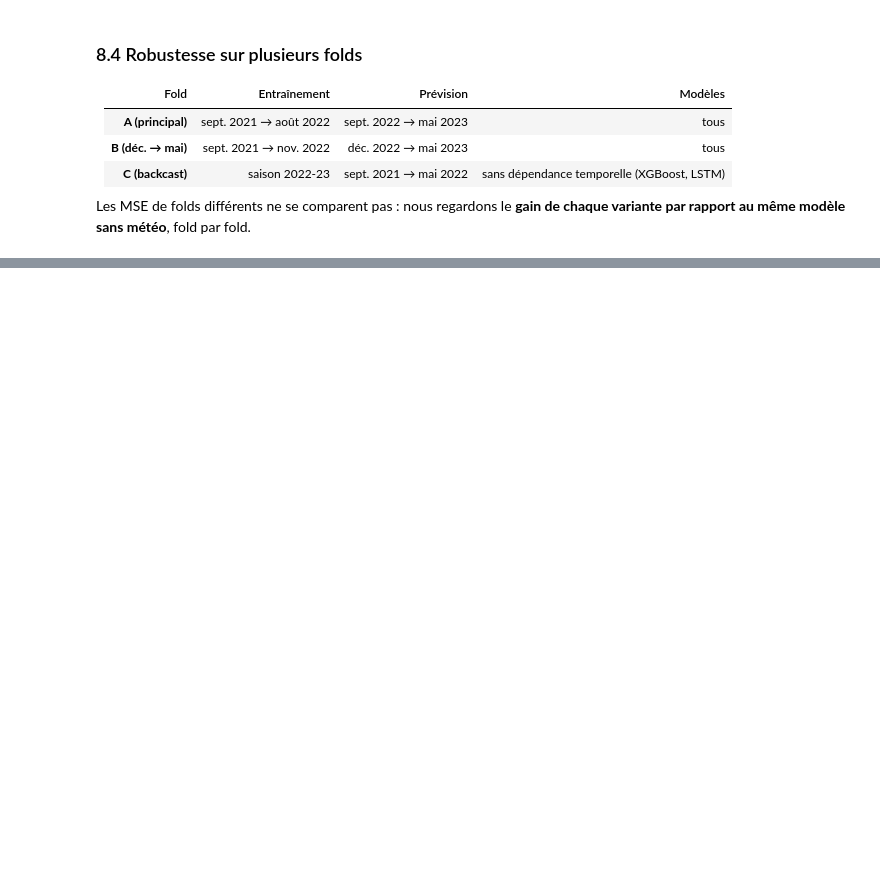
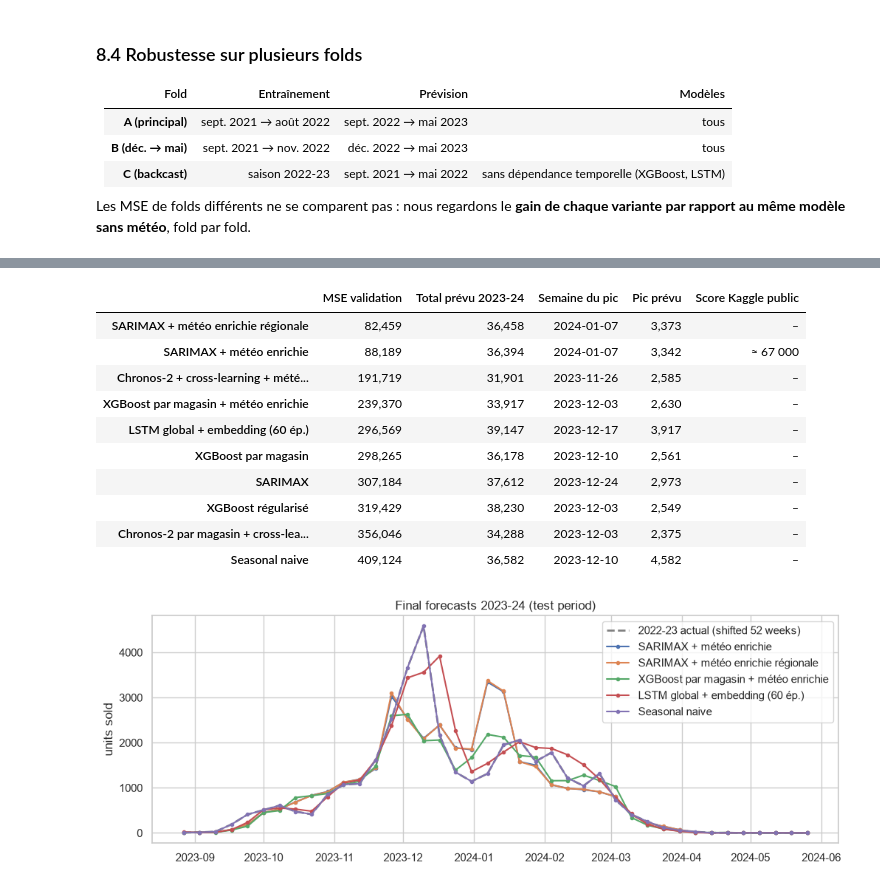
Before and after one commit to deboramendes27/decathlon-forecast, a Jupyter notebook: notebooks/02_modeles.ipynb, the cells around one changed output, grey strips where cells are left out. Cells and saved outputs as stored; diff of their text form; code cells hidden in the pictures; blank space fills up the shorter version.

```diff
--- a/notebooks/02_modeles.ipynb
+++ b/notebooks/02_modeles.ipynb
@@ -1047,0 +1109,41 @@ Fichier écrit : ..\submissions\lstm_global_embedding.csv (40 lignes, total pré
+# %%
+FINAL_MODELS = {
+    'Seasonal naive': seasonal_naive,
+    'SARIMAX': sarimax_forecast,
+    'XGBoost régularisé': xgb_reg_forecast,
+    'XGBoost par magasin': store_forecast,
+    'LSTM global + embedding (60 ép.)': store_lstm_short_forecast,
+    'Chronos-2 par magasin + cross-learning': chronos_cross_forecast,
+    'SARIMAX + météo enrichie': sarimax_rich_forecast,
+    'SARIMAX + météo enrichie régionale': sarimax_rich_reg_forecast,
+    'XGBoost par magasin + météo enrichie': store_rich_forecast,
+    'Chronos-2 + cross-learning + météo enrichie + vacances A/B': chronos_rich_ab_forecast,
+}
+KAGGLE_PUBLIC = {'SARIMAX + météo enrichie': '≈ 67 000'}   # score public communiqué par Kaggle après soumission
+
+test_preds = {name: fn(hist, future.drop(columns='sales')).clip(lower=0) for name, fn in FINAL_MODELS.items()}
+final = pd.DataFrame({name: {'MSE validation': results[name]['MSE'], 'Total prévu 2023-24': pred.sum(),
+                             'Semaine du pic': pred.idxmax().date(), 'Pic prévu': pred.max(),
+                             'Score Kaggle public': KAGGLE_PUBLIC.get(name, '–')}
+                      for name, pred in test_preds.items()}).T.sort_values('MSE validation')
+display(final.style.format({'MSE validation': '{:,.0f}', 'Total prévu 2023-24': '{:,.0f}', 'Pic prévu': '{:,.0f}'}))
+
+fig, ax = plt.subplots()
+last_season = hist.sales.loc['2022-08-28':'2023-05-28']
+ax.plot(last_season.index + pd.Timedelta(weeks=52), last_season.values, color='grey', lw=2, ls='--', label='2022-23 actual (shifted 52 weeks)')
+for name in ['SARIMAX + météo enrichie', 'SARIMAX + météo enrichie régionale', 'XGBoost par magasin + météo enrichie', 'LSTM global + embedding (60 ép.)', 'Seasonal naive']:
+    ax.plot(test_preds[name].index, test_preds[name], marker='.', label=name)
+ax.set_title('Final forecasts 2023-24 (test period)'); ax.set_ylabel('units sold'); ax.legend(); plt.show()
+# %% [output]
+|  | MSE validation | Total prévu 2023-24 | Semaine du pic | Pic prévu | Score Kaggle public |
+| SARIMAX + météo enrichie régionale | 82,459 | 36,458 | 2024-01-07 | 3,373 | – |
+| SARIMAX + météo enrichie | 88,189 | 36,394 | 2024-01-07 | 3,342 | ≈ 67 000 |
+| Chronos-2 + cross-learning + mété... | 191,719 | 31,901 | 2023-11-26 | 2,585 | – |
+| XGBoost par magasin + météo enrichie | 239,370 | 33,917 | 2023-12-03 | 2,630 | – |
+| LSTM global + embedding (60 ép.) | 296,569 | 39,147 | 2023-12-17 | 3,917 | – |
+| XGBoost par magasin | 298,265 | 36,178 | 2023-12-10 | 2,561 | – |
+| SARIMAX | 307,184 | 37,612 | 2023-12-24 | 2,973 | – |
+| XGBoost régularisé | 319,429 | 38,230 | 2023-12-03 | 2,549 | – |
+| Chronos-2 par magasin + cross-lea... | 356,046 | 34,288 | 2023-12-03 | 2,375 | – |
+| Seasonal naive | 409,124 | 36,582 | 2023-12-10 | 4,582 | – |
+[figure, added]
```
Also changed, not shown: parts of 19 cells of this notebook, 2 other files.
